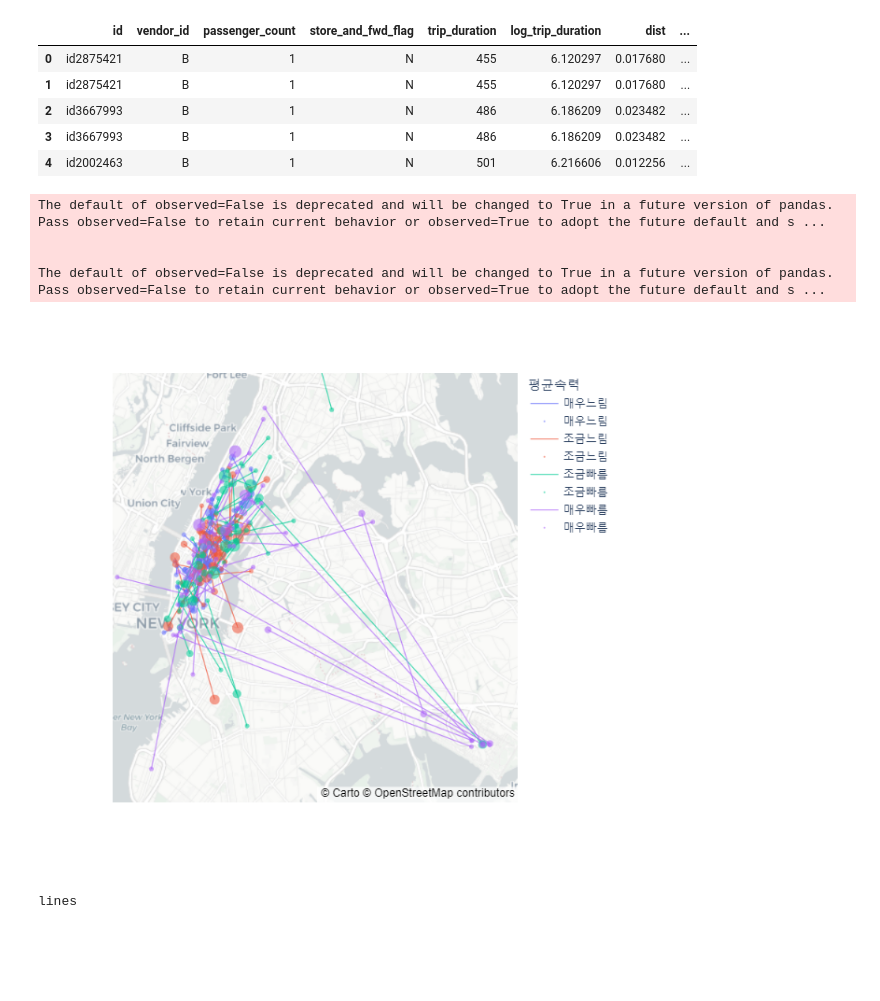
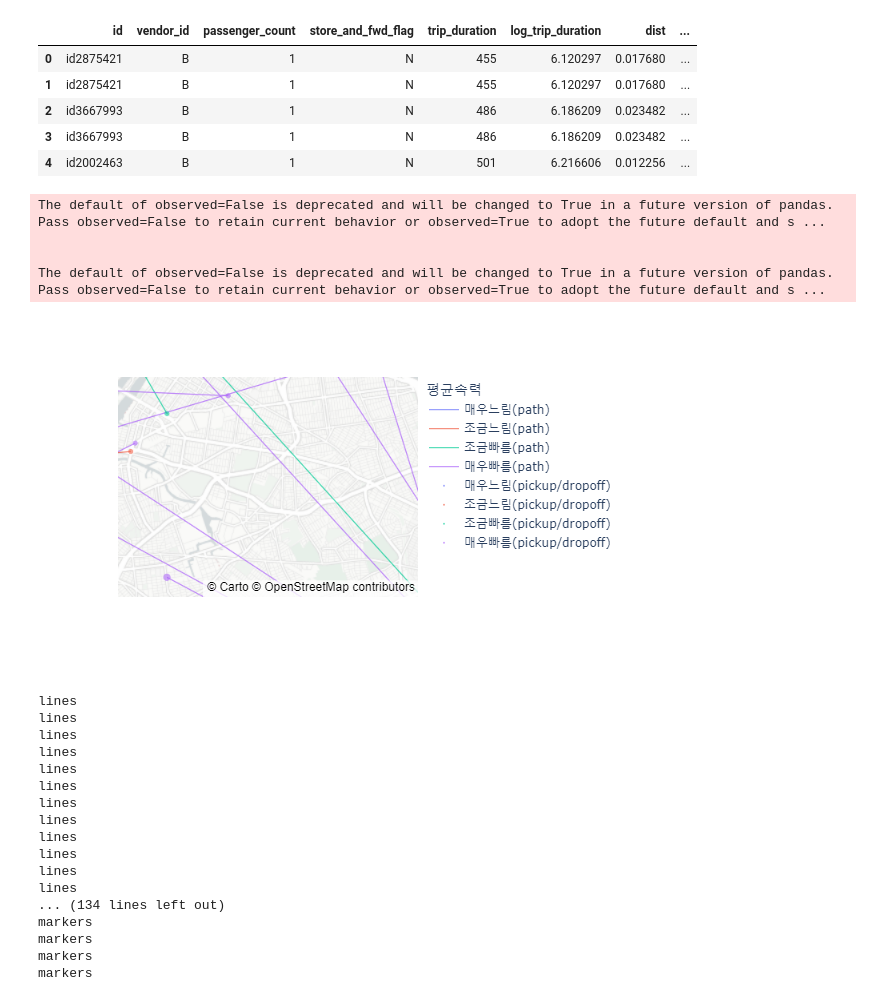
Before and after one commit to nyk12/final_dash, a Jupyter notebook: Untitled.ipynb, the cells around one changed output. Drawn from its saved outputs; the diff is of its cells as text; code cells hidden in the pictures; blank space fills up the shorter version.

```diff
--- a/Untitled.ipynb
+++ b/Untitled.ipynb
@@ -68,53 +75,68 @@ df_small2.head()
 | 4 | id2002463 | B | 1 | N | 501 | 6.216606 | 0.012256 | ... |
 # %%
 tidydata = df_small2.assign(
-    speed_cut = pd.qcut(df_small2.speed,4,labels=['매우느림','조금느림','조금빠름','매우빠름'])
-).sort_values('speed_cut')
+    speed_cut1 = pd.qcut(df_small2.speed,4,labels=['매우느림(path)','조금느림(path)','조금빠름(path)','매우빠름(path)']),
+    speed_cut2 = pd.qcut(df_small2.speed,4,labels=['매우느림(pickup/dropoff)','조금느림(pickup/dropoff)','조금빠름(pickup/dropoff)','매우빠름(pickup/dropoff)'])
+).sort_values('speed_cut1')
 fig3 = px.line_mapbox(
     data_frame=tidydata,
     lat = 'latitude',
     lon = 'longitude',
     line_group = 'id',
-    color = 'speed_cut',
+    color = 'speed_cut1',
     center = {'lat':40.7322, 'lon':-73.9052},
     #---#
     mapbox_style = 'carto-positron',
-    zoom=10,
-    width = 750,
-    height = 600
+    zoom=11
 )
 scatter_data = px.scatter_mapbox(
     data_frame=tidydata,
     lat = 'latitude',
     lon = 'longitude',
     size = 'passenger_count',
     size_max = 10,
-    color = 'speed_cut',
+    color = 'speed_cut2',
     #---#
     mapbox_style = 'carto-positron',
-    zoom=10,
-    width = 750,
-    height = 600
+    zoom=11
 ).data
 for sd in scatter_data:
     fig3.add_trace(sd)
+
 fig3.update_traces(
     line={
         'width':1
     },
     opacity=0.8
 )
 
 fig3.update_layout(
     legend = {'title':{'text':'평균속력'}}
 )
 # %% [output]
 The default of observed=False is deprecated and will be changed to True in a future version of pandas. Pass observed=False to retain current behavior or observed=True to adopt the future default and s ...
 
 
 The default of observed=False is deprecated and will be changed to True in a future version of pandas. Pass observed=False to retain current behavior or observed=True to adopt the future default and s ...
-[figure, old version]
+[figure, new version]
 # %%
-print(fig3.data[2].mode)
+for i in range(150):
+    print(fig3.data[i].mode)
 # %% [output]
 lines
+lines
+lines
+lines
+lines
+lines
+lines
+lines
+lines
+lines
+lines
+lines
+... (134 lines left out)
+markers
+markers
+markers
+markers
```
Also changed, not shown: parts of 1 cell of this notebook, 3 other files.
